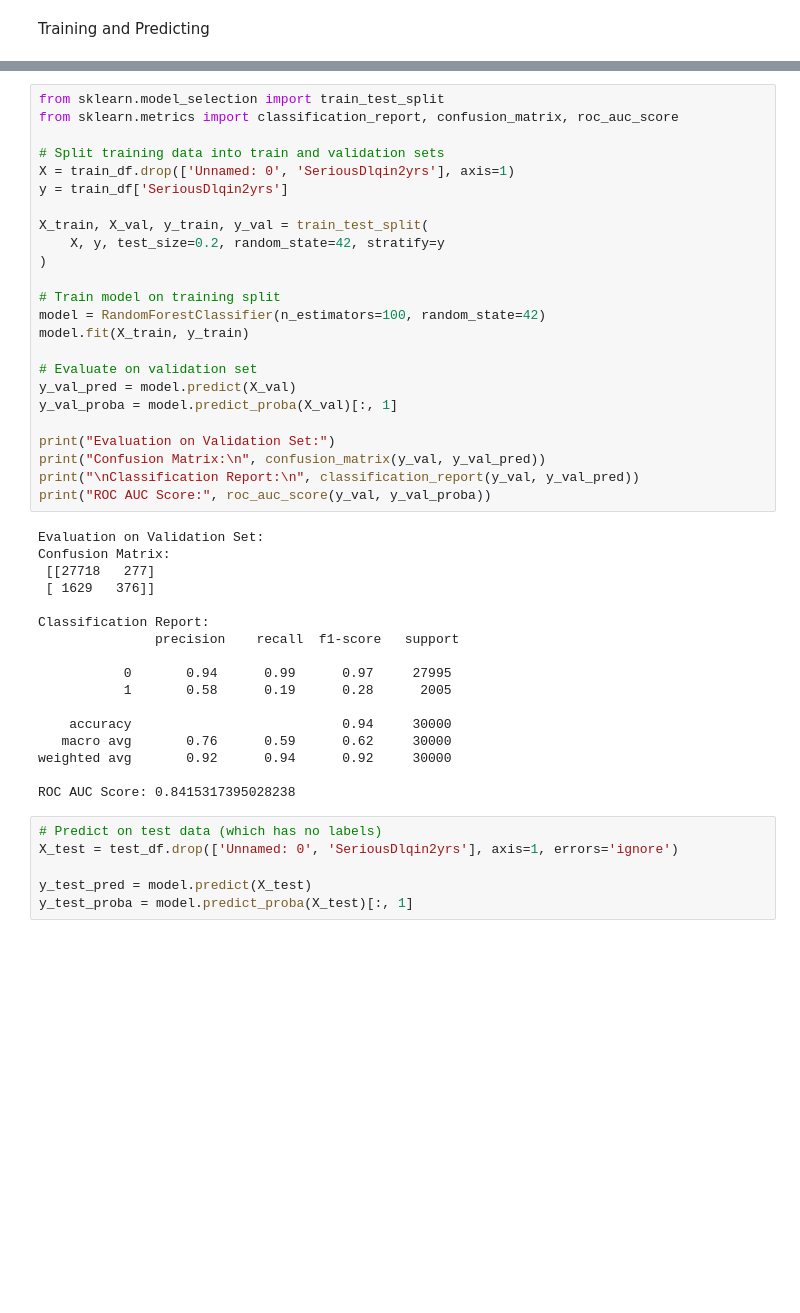
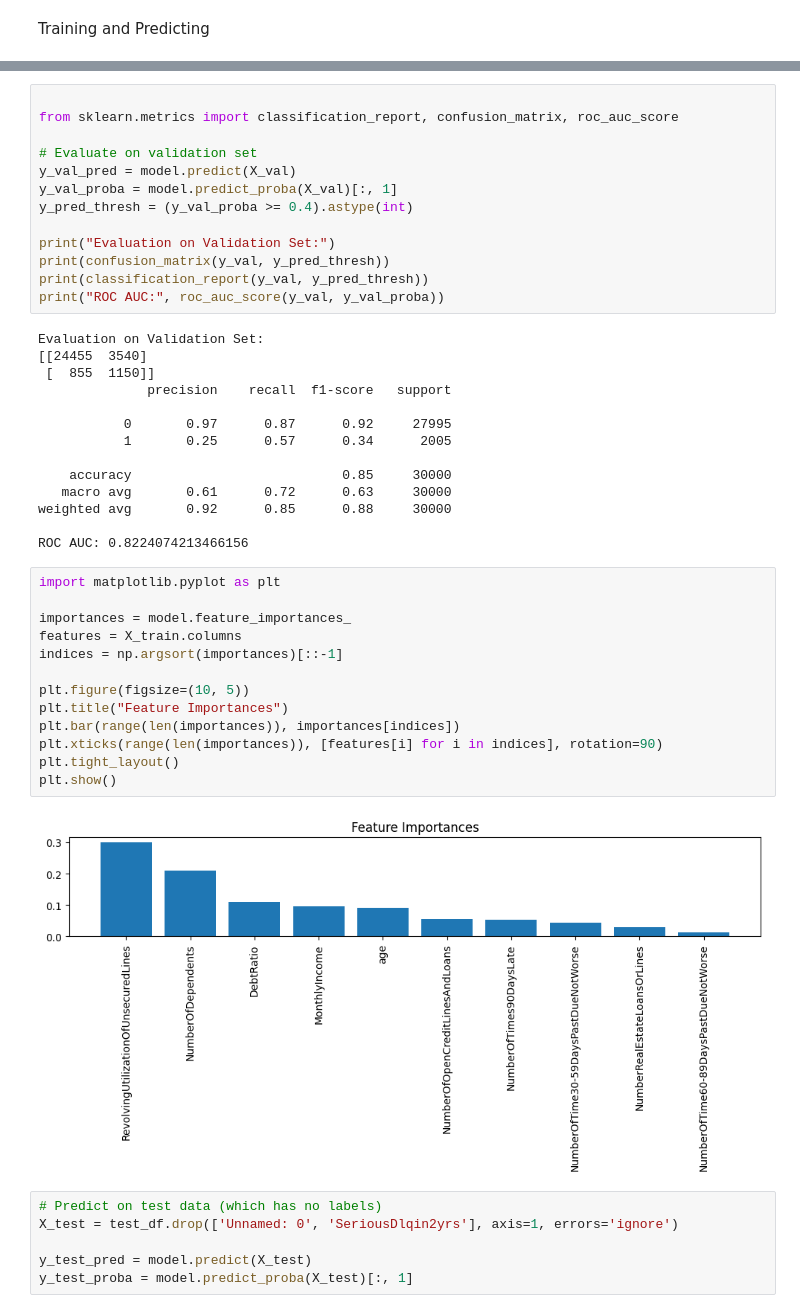
Before and after one commit to vedikat23/Give_Me_Some_Credit, a Jupyter notebook: Give_Me_Some_Credit.ipynb, the cells around one changed output, grey strips where cells are left out. Saved outputs shown, nothing was run; the diff lists cells and outputs as text; blank space fills up the shorter version.

```diff
--- a/Give_Me_Some_Credit.ipynb
+++ b/Give_Me_Some_Credit.ipynb
@@ -25,44 +47,45 @@ Training and Predicting
 # %%
-from sklearn.model_selection import train_test_split
+
 from sklearn.metrics import classification_report, confusion_matrix, roc_auc_score
-
-# Split training data into train and validation sets
-X = train_df.drop(['Unnamed: 0', 'SeriousDlqin2yrs'], axis=1)
-y = train_df['SeriousDlqin2yrs']
-
-X_train, X_val, y_train, y_val = train_test_split(
-    X, y, test_size=0.2, random_state=42, stratify=y
-)
-
-# Train model on training split
-model = RandomForestClassifier(n_estimators=100, random_state=42)
-model.fit(X_train, y_train)
 
 # Evaluate on validation set
 y_val_pred = model.predict(X_val)
 y_val_proba = model.predict_proba(X_val)[:, 1]
+y_pred_thresh = (y_val_proba >= 0.4).astype(int)
 
 print("Evaluation on Validation Set:")
-print("Confusion Matrix:\n", confusion_matrix(y_val, y_val_pred))
-print("\nClassification Report:\n", classification_report(y_val, y_val_pred))
-print("ROC AUC Score:", roc_auc_score(y_val, y_val_proba))
+print(confusion_matrix(y_val, y_pred_thresh))
+print(classification_report(y_val, y_pred_thresh))
+print("ROC AUC:", roc_auc_score(y_val, y_val_proba))
 # %% [output]
 Evaluation on Validation Set:
-Confusion Matrix:
- [[27718   277]
- [ 1629   376]]
+[[24455  3540]
+ [  855  1150]]
+              precision    recall  f1-score   support
 
-Classification Report:
-               precision    recall  f1-score   support
+           0       0.97      0.87      0.92     27995
+           1       0.25      0.57      0.34      2005
 
-           0       0.94      0.99      0.97     27995
-           1       0.58      0.19      0.28      2005
+    accuracy                           0.85     30000
+   macro avg       0.61      0.72      0.63     30000
+weighted avg       0.92      0.85      0.88     30000
 
-    accuracy                           0.94     30000
-   macro avg       0.76      0.59      0.62     30000
-weighted avg       0.92      0.94      0.92     30000
-
-ROC AUC Score: 0.8415317395028238
+ROC AUC: 0.8224074213466156
+# %%
+import matplotlib.pyplot as plt
+
+importances = model.feature_importances_
+features = X_train.columns
+indices = np.argsort(importances)[::-1]
+
+plt.figure(figsize=(10, 5))
+plt.title("Feature Importances")
+plt.bar(range(len(importances)), importances[indices])
+plt.xticks(range(len(importances)), [features[i] for i in indices], rotation=90)
+plt.tight_layout()
+plt.show()
+# %% [output]
+[figure, added]
 # %%
 # Predict on test data (which has no labels)
 X_test = test_df.drop(['Unnamed: 0', 'SeriousDlqin2yrs'], axis=1, errors='ignore')
```
Also changed, not shown: parts of 2 cells of this notebook.
